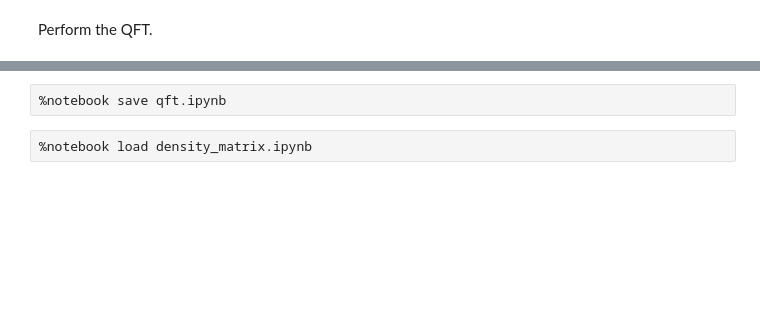
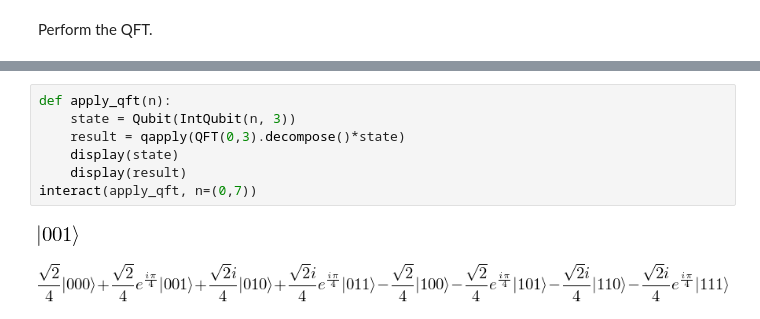
Before and after one commit to ellisonbg/sympy-qcpaper, a Jupyter notebook: notebooks/qft.ipynb, the cells around one changed output, grey strips where cells are left out. Drawn from its saved outputs; the diff is of its cells as text; blank space fills up the shorter version.

```diff
--- a/notebooks/qft.ipynb
+++ b/notebooks/qft.ipynb
@@ -35,4 +70,10 @@ qapply(fourier*state)
-# %%
-%notebook save qft.ipynb
-# %%
-%notebook load density_matrix.ipynb
+# %%
+def apply_qft(n):
+    state = Qubit(IntQubit(n, 3))
+    result = qapply(QFT(0,3).decompose()*state)
+    display(state)
+    display(result)
+interact(apply_qft, n=(0,7))
+# %% [output]
+[figure, added]
+[figure, added]
```
Also changed, not shown: parts of 16 cells of this notebook, 7 other files.
